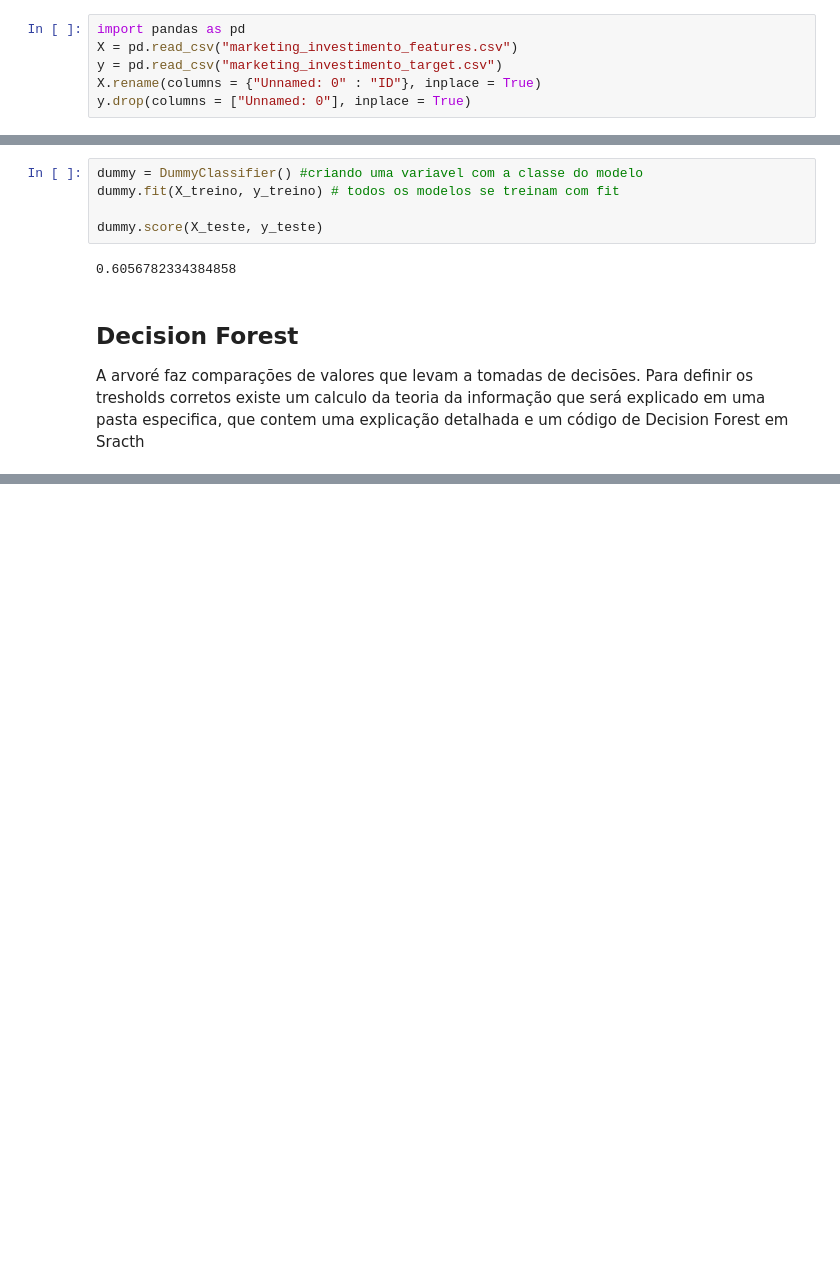
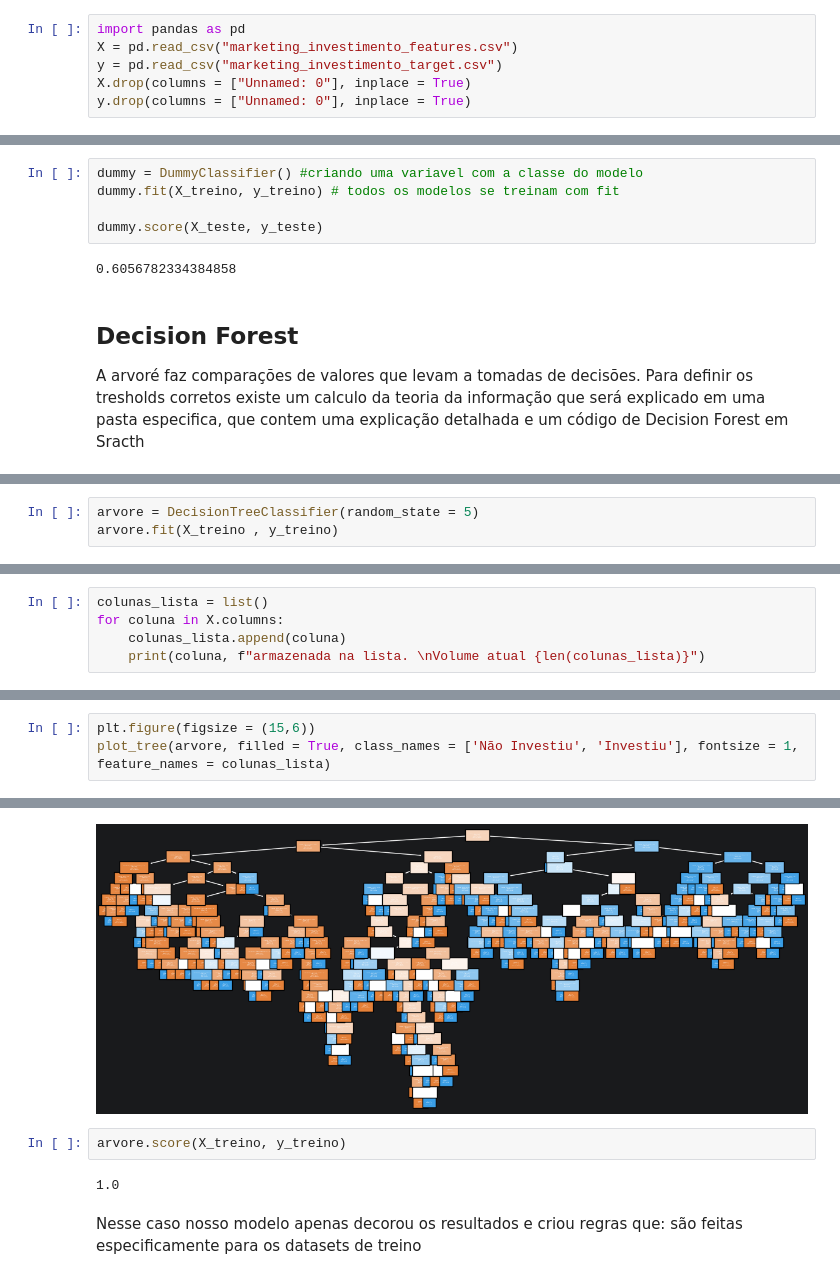
Before and after one commit to twichhs/machine_learning_fundaments, a Jupyter notebook: classification_alura/aula03.ipynb, the cells around one changed output, grey strips where cells are left out. Saved outputs shown, nothing was run; the diff lists cells and outputs as text; blank space fills up the shorter version.

Commit message:
decision_tree

```diff
--- a/classification_alura/aula03.ipynb
+++ b/classification_alura/aula03.ipynb
@@ -6,7 +6,7 @@
 import pandas as pd
 X = pd.read_csv("marketing_investimento_features.csv")
 y = pd.read_csv("marketing_investimento_target.csv")
-X.rename(columns = {"Unnamed: 0" : "ID"}, inplace = True)
+X.drop(columns = ["Unnamed: 0"], inplace = True)
 y.drop(columns = ["Unnamed: 0"], inplace = True)
 # %%
 X.info()
@@ -77,0 +80,3 @@ Para definir os tresholds corretos existe um calculo da teoria da informação q
+# %%
+arvore = DecisionTreeClassifier(random_state = 5)
+arvore.fit(X_treino , y_treino)
@@ -77,0 +114,5 @@ Para definir os tresholds corretos existe um calculo da teoria da informação q
+# %%
+colunas_lista = list()
+for coluna in X.columns:
+    colunas_lista.append(coluna)
+    print(coluna, f"armazenada na lista. \nVolume atual {len(colunas_lista)}")
@@ -77,0 +137,4 @@ Para definir os tresholds corretos existe um calculo da teoria da informação q
+# %%
+plt.figure(figsize = (15,6))
+plot_tree(arvore, filled = True, class_names = ['Não Investiu', 'Investiu'], fontsize = 1, feature_names = colunas_lista)
+# %% [output]
@@ -77,0 +158,7 @@ Para definir os tresholds corretos existe um calculo da teoria da informação q
+[figure, added]
+# %%
+arvore.score(X_treino, y_treino)
+# %% [output]
+1.0
+# %% [markdown]
+Nesse caso nosso modelo apenas decorou os resultados e criou regras que: são feitas especificamente para os datasets de treino
```
Also changed, not shown: parts of 14 cells of this notebook, 3 other files.
